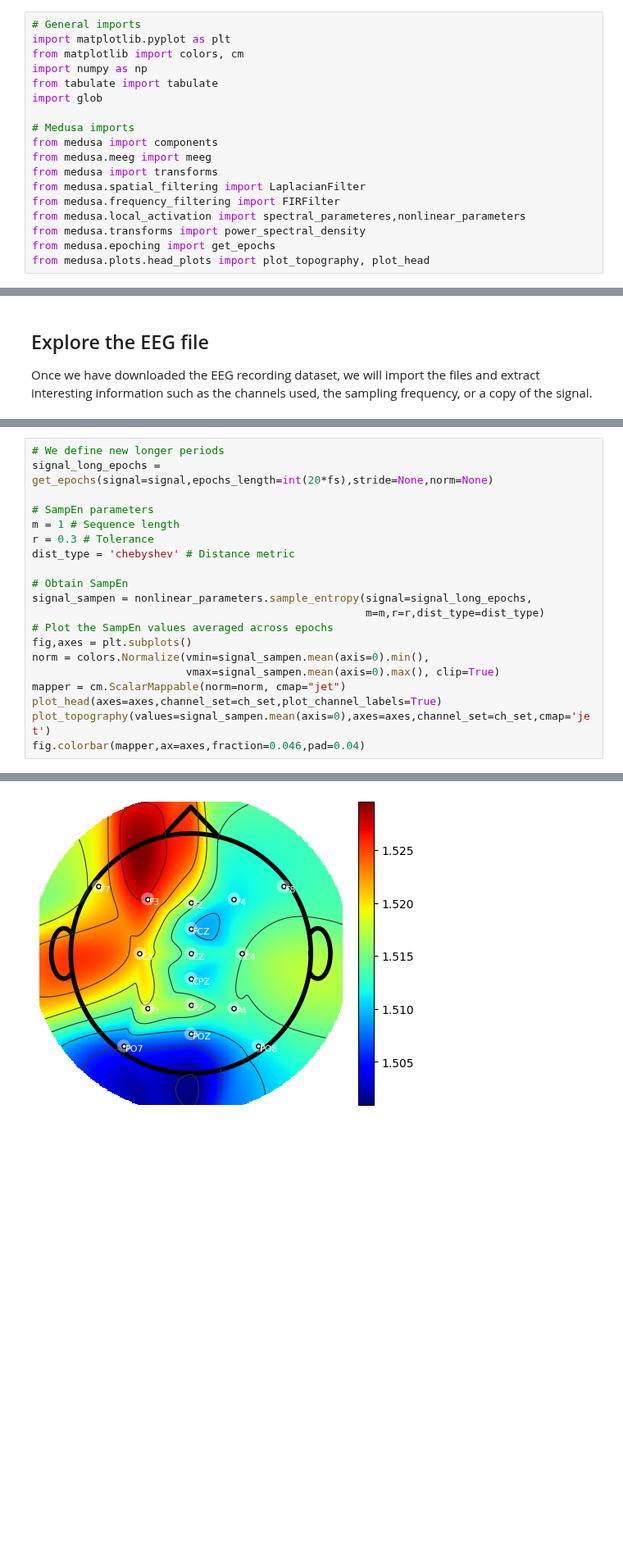
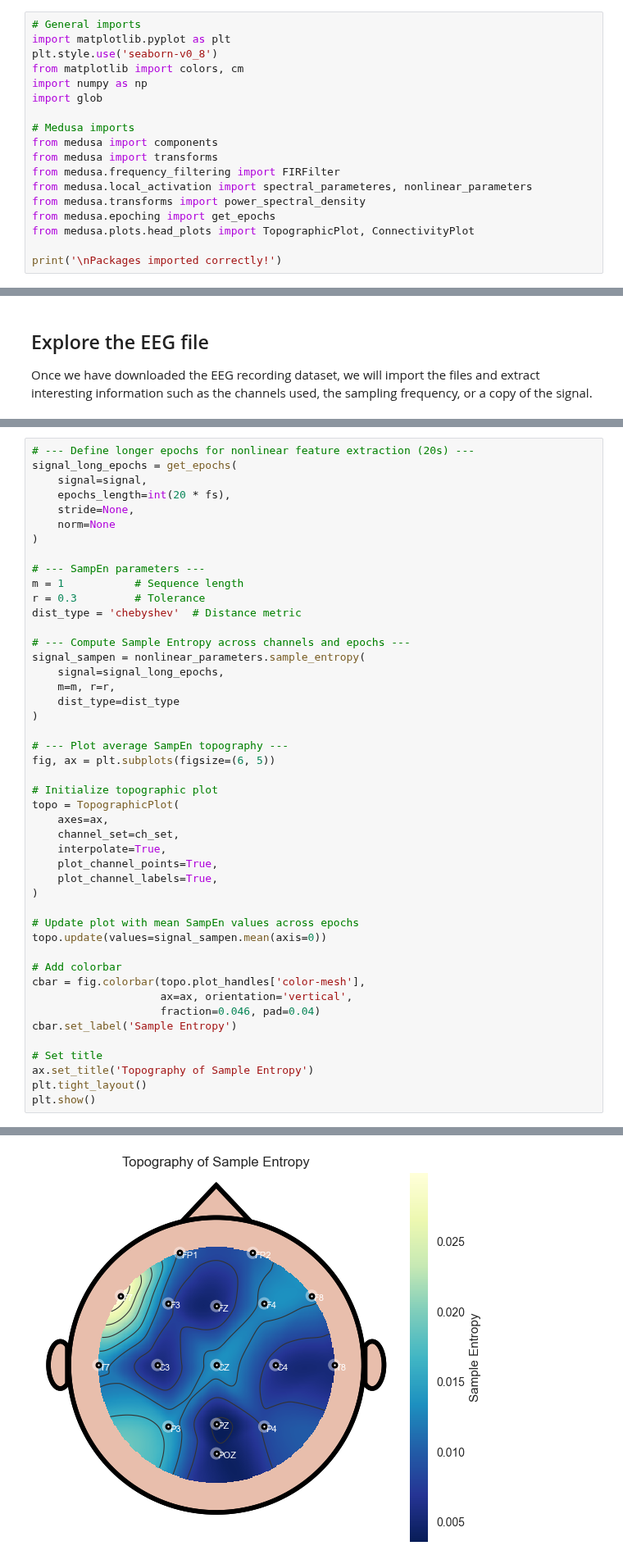
Before and after one commit to medusabci/medusa-tutorials, a Jupyter notebook: local_activation_analysis.ipynb, the cells around one changed output, grey strips where cells are left out. Shown at 82% size. Cells and saved outputs as stored; diff of their text form; blank space fills up the shorter version.

```diff
--- a/local_activation_analysis.ipynb
+++ b/local_activation_analysis.ipynb
@@ -20,19 +45,19 @@ Import the modules that will be used in this notebook.
 # %%
 # General imports
 import matplotlib.pyplot as plt
+plt.style.use('seaborn-v0_8')
 from matplotlib import colors, cm
 import numpy as np
-from tabulate import tabulate
 import glob
 
 # Medusa imports
 from medusa import components
-from medusa.meeg import meeg
 from medusa import transforms
-from medusa.spatial_filtering import LaplacianFilter
 from medusa.frequency_filtering import FIRFilter
-from medusa.local_activation import spectral_parameteres,nonlinear_parameters
+from medusa.local_activation import spectral_parameteres, nonlinear_parameters
 from medusa.transforms import power_spectral_density
 from medusa.epoching import get_epochs
-from medusa.plots.head_plots import plot_topography, plot_head
+from medusa.plots.head_plots import TopographicPlot, ConnectivityPlot
+
+print('\nPackages imported correctly!')
 # %% [output]
@@ -328,23 +341,49 @@ It is important to note that in order to optimize the calculation of these multi
 implements these analyses using concurrent programming. For this reason, the use of too long signals can lead
 to memory allocation errors.
 # %%
-# We define new longer periods
-signal_long_epochs = get_epochs(signal=signal,epochs_length=int(20*fs),stride=None,norm=None)
+# --- Define longer epochs for nonlinear feature extraction (20s) ---
+signal_long_epochs = get_epochs(
+    signal=signal,
+    epochs_length=int(20 * fs),
+    stride=None,
+    norm=None
+)
 
-# SampEn parameters
-m = 1 # Sequence length
-r = 0.3 # Tolerance
-dist_type = 'chebyshev' # Distance metric
+# --- SampEn parameters ---
+m = 1           # Sequence length
+r = 0.3         # Tolerance
+dist_type = 'chebyshev'  # Distance metric
 
-# Obtain SampEn
-signal_sampen = nonlinear_parameters.sample_entropy(signal=signal_long_epochs,
-                                                    m=m,r=r,dist_type=dist_type)
-# Plot the SampEn values averaged across epochs
-fig,axes = plt.subplots()
-norm = colors.Normalize(vmin=signal_sampen.mean(axis=0).min(),
-                        vmax=signal_sampen.mean(axis=0).max(), clip=True)
-mapper = cm.ScalarMappable(norm=norm, cmap="jet")
-plot_head(axes=axes,channel_set=ch_set,plot_channel_labels=True)
-plot_topography(values=signal_sampen.mean(axis=0),axes=axes,channel_set=ch_set,cmap='jet')
-fig.colorbar(mapper,ax=axes,fraction=0.046,pad=0.04)
+# --- Compute Sample Entropy across channels and epochs ---
+signal_sampen = nonlinear_parameters.sample_entropy(
+    signal=signal_long_epochs,
+    m=m, r=r,
+    dist_type=dist_type
+)
+
+# --- Plot average SampEn topography ---
+fig, ax = plt.subplots(figsize=(6, 5))
+
+# Initialize topographic plot
+topo = TopographicPlot(
+    axes=ax,
+    channel_set=ch_set,
+    interpolate=True,
+    plot_channel_points=True,
+    plot_channel_labels=True,
+)
+
+# Update plot with mean SampEn values across epochs
+topo.update(values=signal_sampen.mean(axis=0))
+
+# Add colorbar
+cbar = fig.colorbar(topo.plot_handles['color-mesh'],
+                    ax=ax, orientation='vertical',
+                    fraction=0.046, pad=0.04)
+cbar.set_label('Sample Entropy')
+
+# Set title
+ax.set_title('Topography of Sample Entropy')
+plt.tight_layout()
+plt.show()
 # %% [output]
@@ -352,4 +390,4 @@ fig.colorbar(mapper,ax=axes,fraction=0.046,pad=0.04)
-[figure, old version]
+[figure, new version]
 # %% [markdown]
 ### Multiscale Entropy
 
```
Also changed, not shown: parts of 30 cells of this notebook, 1 other file.
